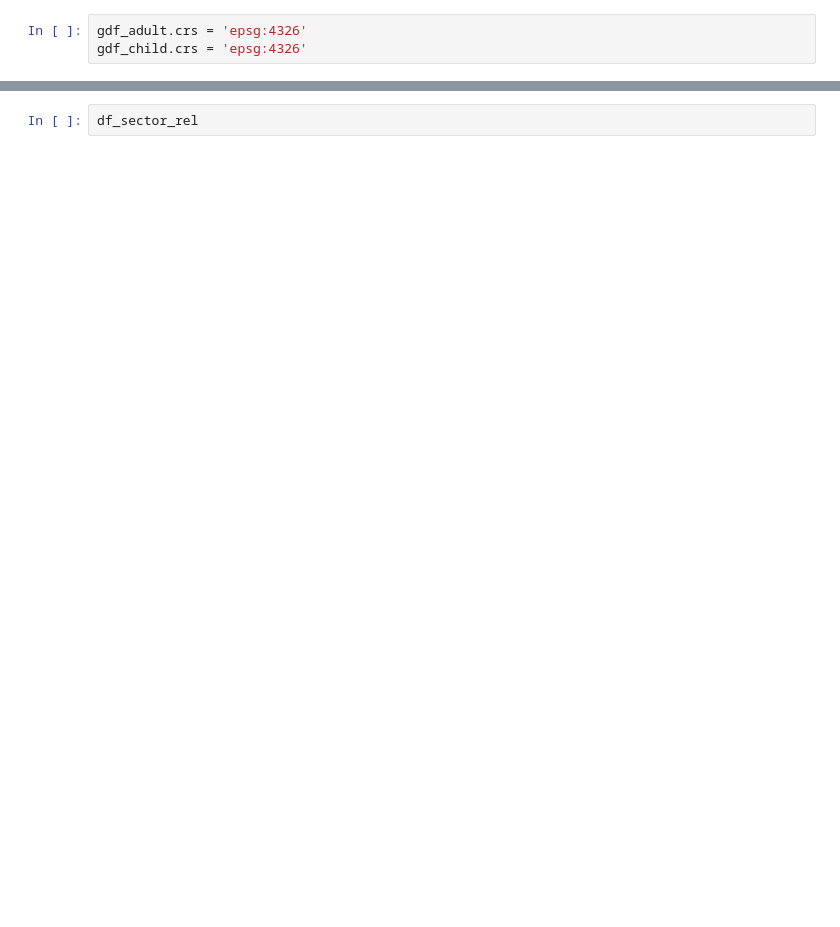
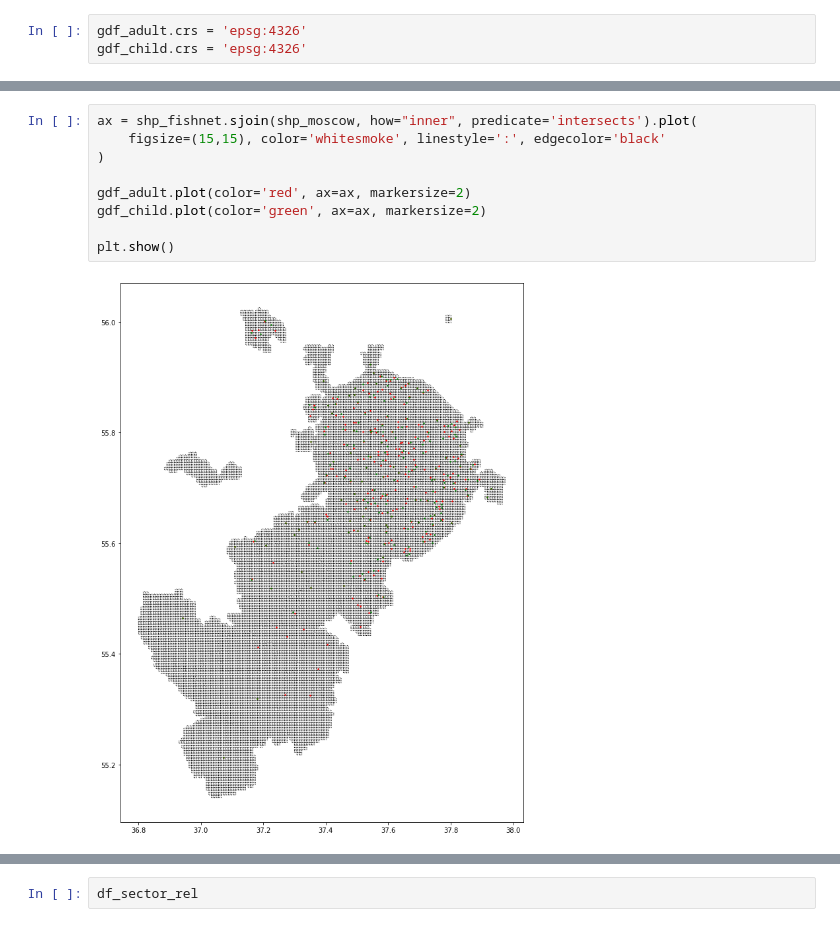
Before and after one commit to Femt0S/leaders2021, a Jupyter notebook: case_6.ipynb, the cells around one changed output, grey strips where cells are left out. Drawn from its saved outputs; the diff is of its cells as text; blank space fills up the shorter version.

```diff
--- a/case_6.ipynb
+++ b/case_6.ipynb
@@ -468,0 +467,11 @@ ax = pd.merge(
+# %%
+ax = shp_fishnet.sjoin(shp_moscow, how="inner", predicate='intersects').plot(
+    figsize=(15,15), color='whitesmoke', linestyle=':', edgecolor='black'
+)
+
+gdf_adult.plot(color='red', ax=ax, markersize=2)
+gdf_child.plot(color='green', ax=ax, markersize=2)
+
+plt.show()
+# %% [output]
+[figure, added]
```
Also changed, not shown: parts of 20 cells of this notebook, 3 other files.
